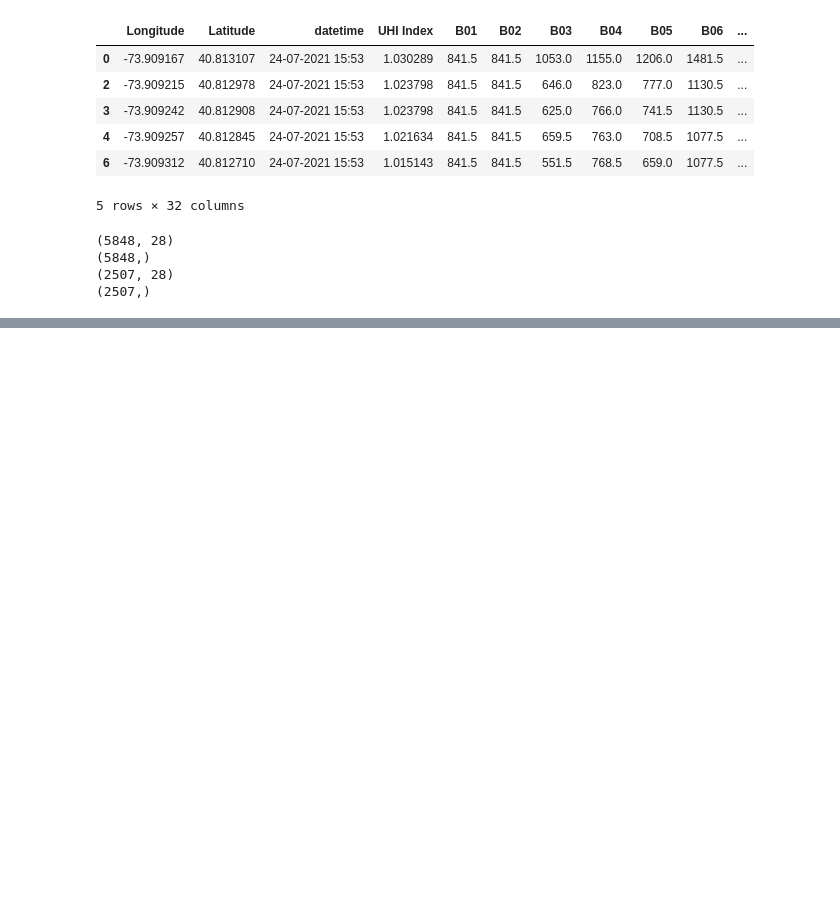
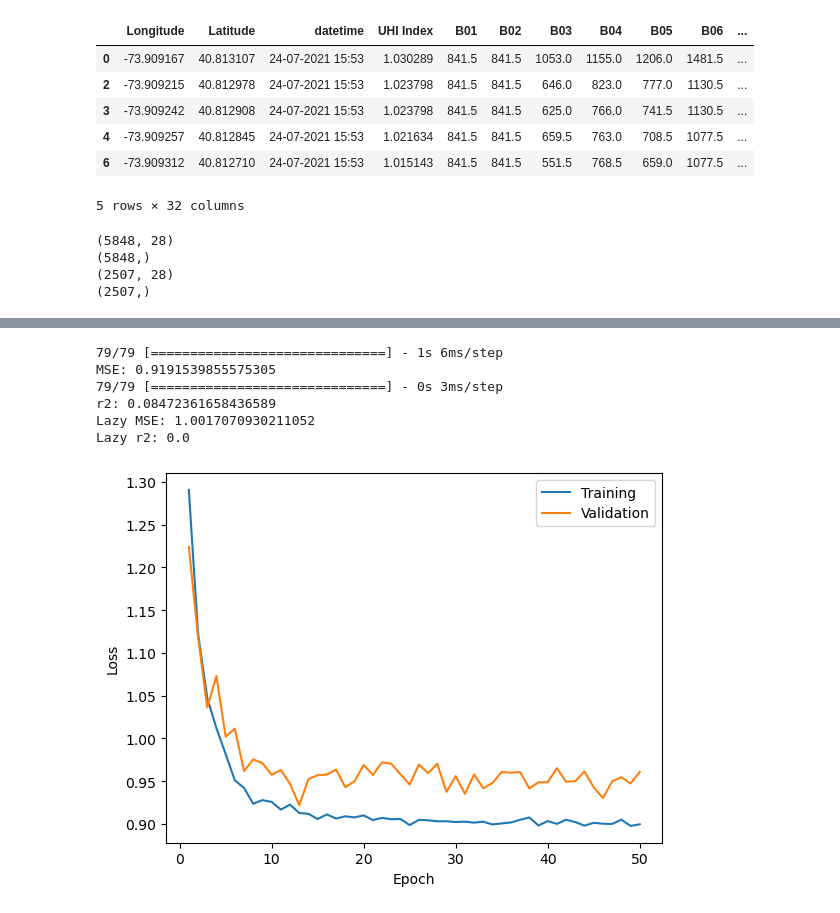
Before and after one commit to IniabasiEkpenyong/UrbanHeatIsland_predictor, a Jupyter notebook: Code/bayesian.ipynb, the cells around one changed output, grey strips where cells are left out. Cells and saved outputs as stored; diff of their text form; code cells hidden in the pictures; blank space fills up the shorter version.

```diff
--- a/Code/bayesian.ipynb
+++ b/Code/bayesian.ipynb
@@ -236,10 +249,12 @@ Lazy r2: 0.0
 # Fixed prior: standard normal, wrapped in Independent
 def prior(kernel_size, bias_size=0, dtype=None):
     n = kernel_size + bias_size
-    return tf.keras.Sequential([
+    return Sequential([
         tfpl.DistributionLambda(
             lambda t: tfd.Independent(
                 tfd.Normal(loc=tf.zeros(n), scale=1.0),
+                #tfd.Laplace(loc=tf.zeros(n), scale=1.0),
+                #tfd.StudentT(df=3.0, loc=tf.zeros(n), scale=1.0),
                 reinterpreted_batch_ndims=1)
         )
     ])
@@ -247,7 +262,7 @@ def prior(kernel_size, bias_size=0, dtype=None):
 # Posterior: learnable multivariate Gaussian
 def posterior(kernel_size, bias_size=0, dtype=None):
     n = kernel_size + bias_size
-    return tf.keras.Sequential([
+    return Sequential([
         tfpl.VariableLayer(tfp.layers.MultivariateNormalTriL.params_size(n), dtype=dtype),
         tfpl.MultivariateNormalTriL(n)
     ])
@@ -255,21 +270,15 @@ def posterior(kernel_size, bias_size=0, dtype=None):
 # Bayesian Model
 inputs = Input(shape=(28,))
 x = tfp.layers.DenseVariational(
-    units=32,
+    units=16,
     make_prior_fn=prior,
     make_posterior_fn=posterior,
-    kl_weight=1/(1-test_size),
+    kl_weight = 1e-6,
     activation='sigmoid')(inputs)
-x = Dropout(0.1)(x)
-x = tfp.layers.DenseVariational(
-    units=32,
-    make_prior_fn=prior,
-    make_posterior_fn=posterior,
-    kl_weight=1/(1-test_size),
-    activation='sigmoid')(x)
-x = Dropout(0.1)(x)
 outputs = Dense(1, activation='linear')(x)
 
-model = Model(inputs=inputs, outputs=outputs)
-model.compile(optimizer=tf.keras.optimizers.Adam(0.001), loss="mse")
+model2 = Model(inputs=inputs, outputs=outputs)
+model2.compile(optimizer=Adam(0.001), loss="mse")
+log = CSVLogger(f"Model_Stats/bnn_training.log", append=True)
+model2.fit(X_train, y_train, epochs=50, validation_split=0.1, callbacks=[log])
 # %% [output]
@@ -329,0 +303,19 @@ AttributeError: 'tuple' object has no attribute 'rank'
+# %%
+test_model(model2, X_test=X_test, y_test=y_test)
+log = pd.read_csv(f"Model_Stats/bnn_training.log")
+training_loss = log["loss"]
+validation_loss = log["val_loss"]
+plt.plot(np.arange(1, len(training_loss) + 1), training_loss, label="Training")
+plt.plot(np.arange(1, len(validation_loss) + 1), validation_loss, label="Validation")
+plt.legend(loc="upper right")
+plt.xlabel("Epoch")
+plt.ylabel("Loss")
+plt.show()
+# %% [output]
+79/79 [==============================] - 1s 6ms/step
+MSE: 0.9191539855575305
+79/79 [==============================] - 0s 3ms/step
+r2: 0.08472361658436589
+Lazy MSE: 1.0017070930211052
+Lazy r2: 0.0
+[figure, added]
```
Also changed, not shown: parts of 7 cells of this notebook.
